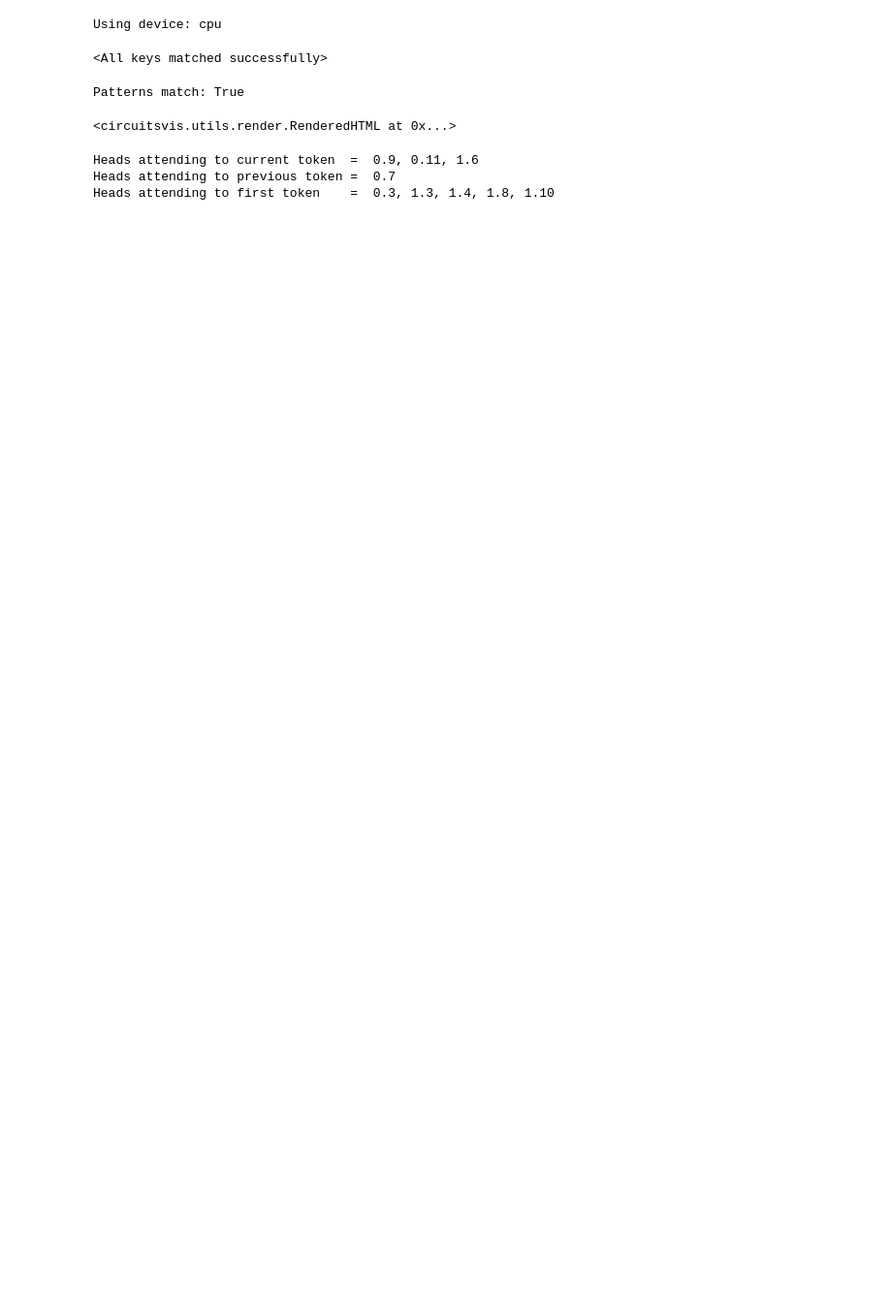
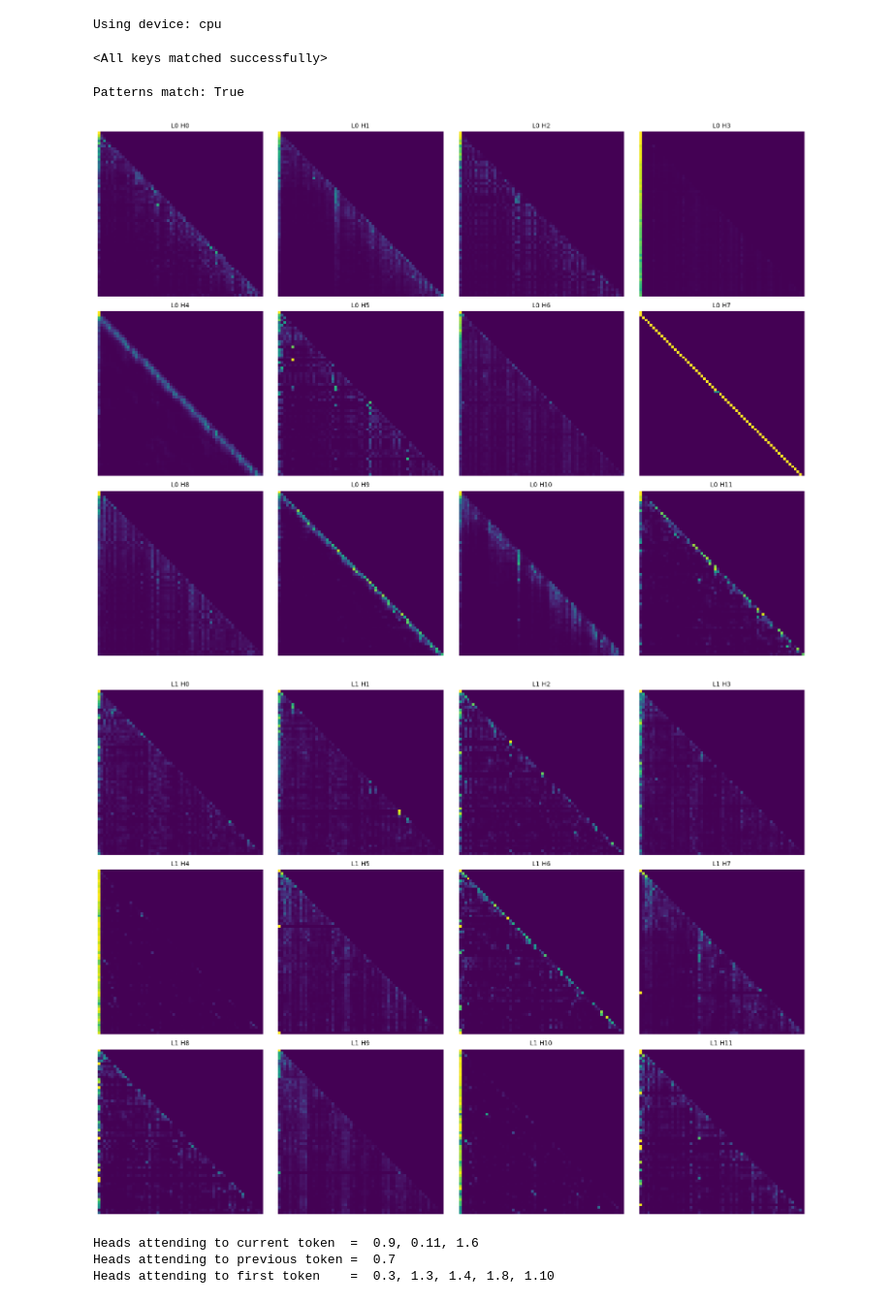
Before and after one commit to figinii/ARENA, a Jupyter notebook: intro_to_mechanicistic_interpretability.ipynb, the cells around one changed output. Shown at 97% size. Saved outputs shown, nothing was run; the diff lists cells and outputs as text; code cells hidden in the pictures; blank space fills up the shorter version.

```diff
--- a/intro_to_mechanicistic_interpretability.ipynb
+++ b/intro_to_mechanicistic_interpretability.ipynb
@@ -83,15 +84,33 @@ Patterns match: True
 # %%
 layer = 1
 tokens_ids = tokenizer.encode(text)
 tokens = [tokenizer.decode(t) for t in tokens_ids]
-display(
-    cv.attention.attention_patterns(
-        tokens=tokens,
-        attention=cache["pattern", layer],
-    )
-)
+for layer in [0,1]:
+  # display(
+  #     cv.attention.attention_patterns(
+  #         tokens=tokens,
+  #         attention=cache["pattern", layer],
+  #     )
+  # )
+
+  cols = 4
+  rows = math.ceil(cfg.n_heads / cols)
+  fig, axes = plt.subplots(rows, cols, figsize=(cols * 4, rows * 4))
+  axes = axes.flatten() # Flatten to 1D for easy indexing
+  for head in range(cfg.n_heads):
+    ax = axes[head]
+    ax.imshow(cache["pattern", layer][head].cpu().numpy(), cmap='viridis')
+    ax.set_title(f"L{layer} H{head}", fontsize=10)
+    ax.axis('off') # Optional: hide axes for a cleaner look
+
+  for i in range(head + 1, len(axes)):
+    axes[i].axis('off')
+
+  plt.tight_layout()
+  plt.show()
 # %% [output]
-<circuitsvis.utils.render.RenderedHTML at 0x...>
+[figure, added]
+[figure, added]
 # %%
 n_layers = 2
 def current_attn_detector(cache: ActivationCache) -> list[str]:
```
Also changed, not shown: parts of 5 cells of this notebook, 2 other files.
